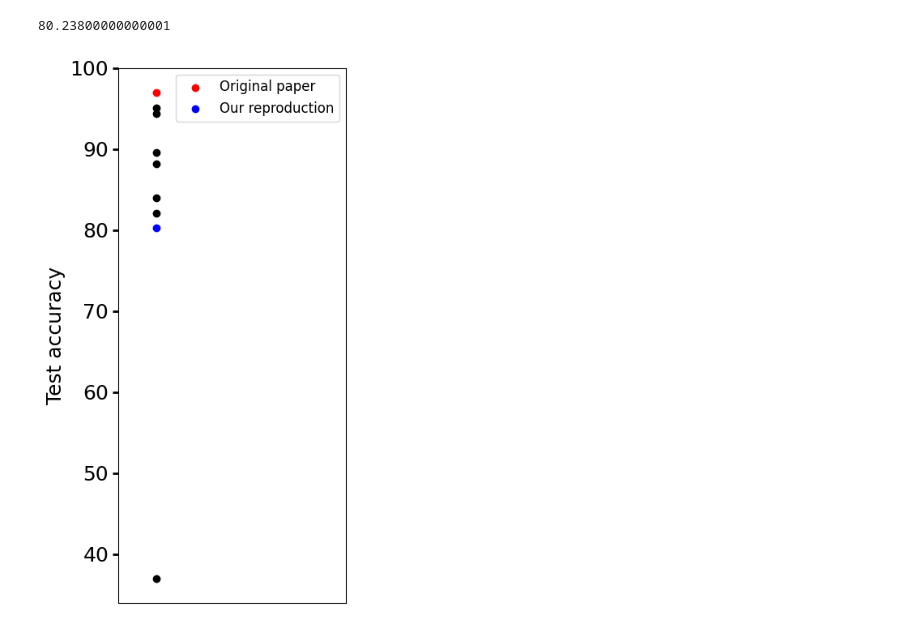
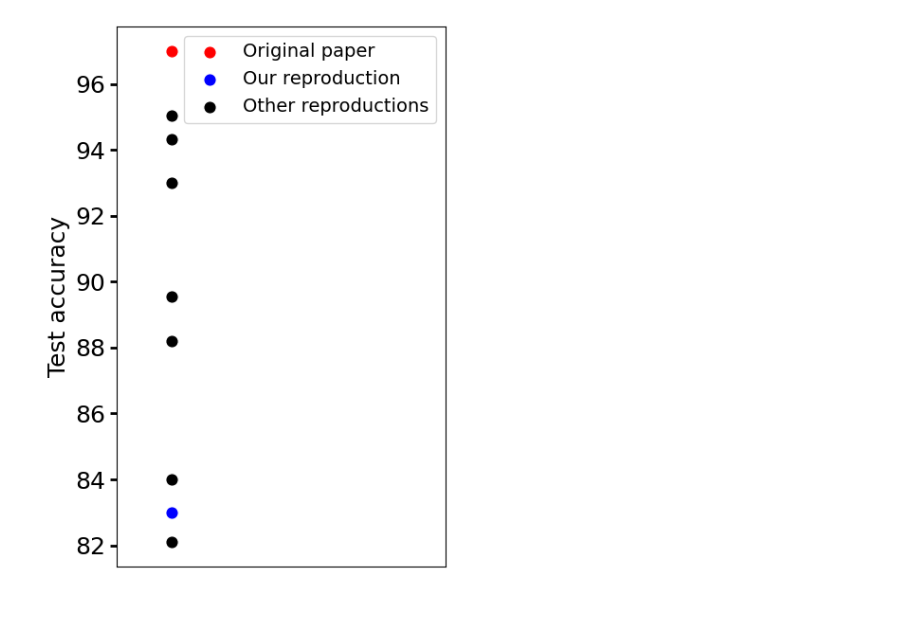
Before and after one commit to Mathisnplus1/Master-Thesis, a Jupyter notebook: Workspace/Presentation/Multi seed viz/EWCs.ipynb, the cells around one changed output. Drawn from its saved outputs; the diff is of its cells as text; code cells hidden in the pictures.

```diff
--- a/Workspace/Presentation/Multi seed viz/EWCs.ipynb
+++ b/Workspace/Presentation/Multi seed viz/EWCs.ipynb
@@ -12,12 +12,10 @@ mpl.rcParams['xtick.major.width'] = 2
 mpl.rcParams['ytick.major.size'] = 5
 mpl.rcParams['ytick.major.width'] = 2
 mpl.rcParams['ytick.labelsize'] = 18
-mpl.rcParams['legend.fontsize'] = 12
+mpl.rcParams['legend.fontsize'] = 14
 # %%
 EWC_nous = np.mean([89.16,92.18,87.86,85.67,80.27,81.17,60.56,76.75,60.06,88.7]) # Results/EWC_4
-EWC_nous
+EWC_nous = 83
-# %% [output]
-80.23800000000001
 # %%
 EWC0 = 97 # https://arxiv.org/abs/1612.00796
 EWC1 = 84 # https://openreview.net/forum?id=BkQqq0gRb
@@ -31,28 +29,27 @@ EWC7 = 94.31 #https://arxiv.org/pdf/1904.07734
 EWCs = [EWC1, EWC2, EWC3, EWC4, EWC5, EWC6, EWC7]
 # %%
 # Create the plot
-plt.figure(figsize=(4, 7))  # Set the figure size to be wide and short
+plt.figure(figsize=(4.5, 6))  # Set the figure size to be wide and short
 
 # Plot data points as scatter along the x-axis
-plt.scatter(np.zeros_like(EWCs), np.array(EWCs), c="black")  # y values are all zeros to align them horizontally
-plt.scatter(0, EWC0, c="red", label="Original paper")
-plt.scatter(0, EWC_nous, c="blue", label="Our reproduction")
-
+plt.scatter(0, EWC0, c="red", label="Original paper", s=60)
+plt.scatter(0, EWC_nous, c="blue", label="Our reproduction", s=60)
+plt.scatter(np.zeros_like(EWCs), np.array(EWCs), c="black", label="Other reproductions", s=60)  # y values are all zeros to align them horizontally
 
 # Customize the plot
 plt.xticks([])
 plt.xlim([-0.1, 0.5])
 #plt.xlabel('Value')
 plt.ylabel('Test accuracy')
 
 plt.legend(loc="upper right")
 plt.tight_layout()
 
 # Save
 if True : #savefig and folder is not None :
     current_time = datetime.now().strftime("%Y-%m-%d_%H-%M-%S")
     plt.savefig(f"EWCs_{current_time}.png")
 
 plt.show()
 # %% [output]
-[figure, old version]
+[figure, new version]
```
Also changed, not shown: 13 other files.
